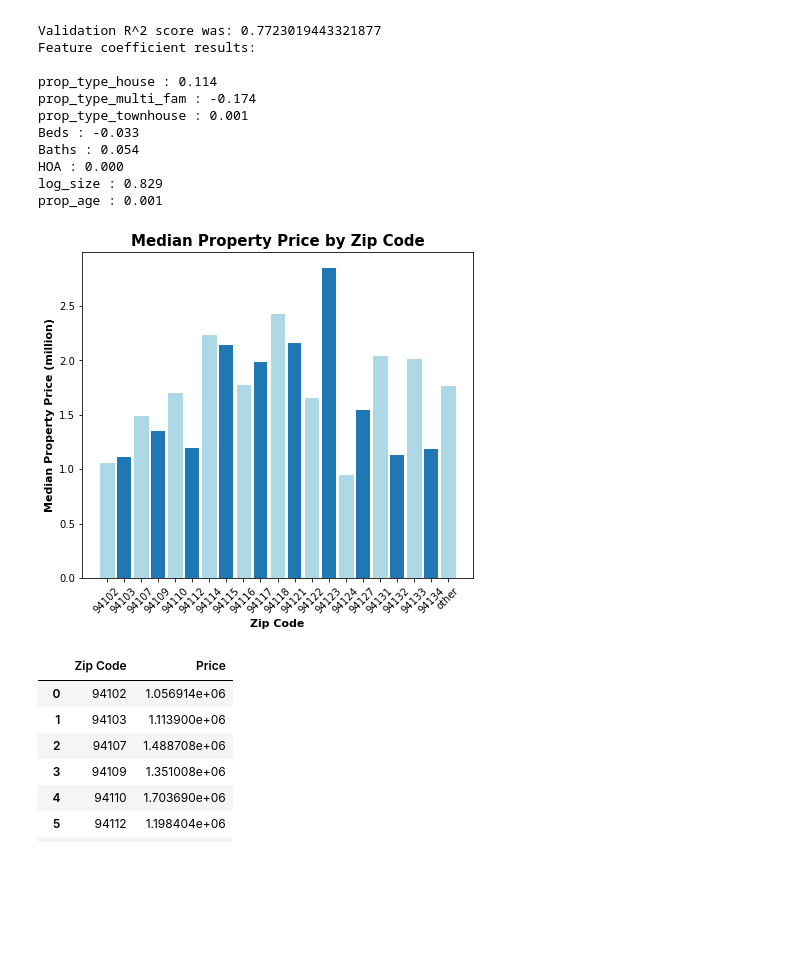
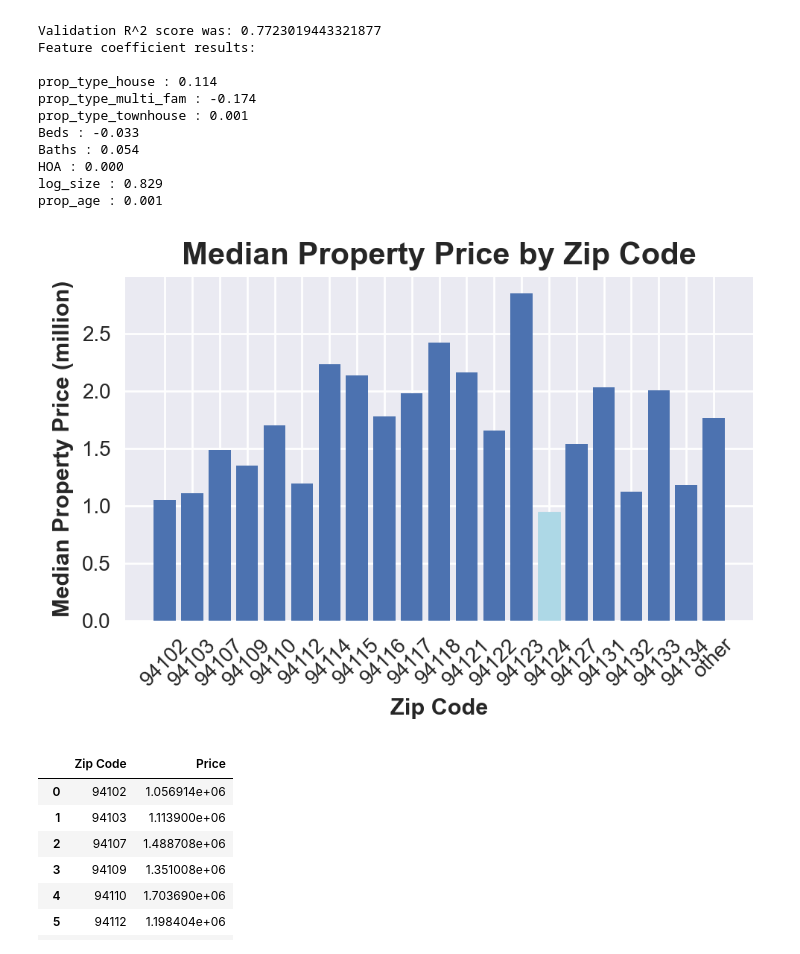
Before and after one commit to sarazong/Predicting_SF_Housing_Price, a Jupyter notebook: MetisP2_modeling.ipynb, the cells around one changed output. Cells and saved outputs as stored; diff of their text form; code cells hidden in the pictures; blank space fills up the shorter version.

```diff
--- a/MetisP2_modeling.ipynb
+++ b/MetisP2_modeling.ipynb
@@ -8,6 +8,7 @@ import matplotlib.pyplot as plt
 import seaborn as sns
 
 %matplotlib inline
+plt.style.use("seaborn")
 # %%
 df = pd.read_pickle("project2_data/prop_df_cleaned")
 # %% [markdown]
@@ -35,9 +45,11 @@ memory usage: 58.2+ KB
 # %%
 #property price by property type bar plot
-plt.figure(figsize = [6, 4])
+plt.rcParams["figure.figsize"] = [6,4]
+plt.rcParams["figure.dpi"] = 200
+
 barlist = plt.bar(type_plot["prop_type"], type_plot["Price"])
-for bar in range(0, len(barlist), 2):
-    barlist[bar].set_color("lightblue")
+
+barlist[0].set_color("lightblue")
 plt.title("Average Price by Property Types", fontsize = 18, weight = "bold")
 plt.ylabel("Average Price (million)", fontsize = 14, weight = "bold")
 ytick_lab = ["0.0", "0.5", "1.0", "1.5", "2.0", ]
@@ -45,5 +57,6 @@ plt.yticks(ticks = list(range(0, 2500000, 500000)), labels = ytick_lab)
 plt.xlabel("Property Types", fontsize = 14, weight = "bold")
 xtick_lab = ["condo", "house", "multi-family", "townhouse"]
 plt.xticks(ticks = list(range(4)), labels = xtick_lab)
-plt.savefig("avg_property_price_by_type.svg", orientation = "landscape");
+plt.tight_layout();
+plt.savefig("project2_images/avg_property_price_by_type.png");
 # %% [output]
@@ -215,21 +229,25 @@ df3["Zip Code"] = df2["Zip Code"].replace(zip_other, 'other')
 # %%
 #bar plot for median property price by zip code in SF
 zip_plot = df3.groupby(["Zip Code"])["Price"].mean().reset_index()
-plt.figure(figsize = [7, 6])
+plt.rcParams["figure.figsize"] = [5,3.5]
+plt.rcParams["figure.dpi"] = 200
 
 barlist = plt.bar(zip_plot["Zip Code"], zip_plot["Price"])
-for bar in range(0, len(barlist), 2):
-    barlist[bar].set_color("lightblue")
+# for bar in range(0, len(barlist), 2):
+#     barlist[bar].set_color("gold")
+
+barlist[14].set_color("lightblue")
 
 plt.title("Median Property Price by Zip Code", fontsize = 15, weight = "bold")
 plt.ylabel("Median Property Price (million)", fontsize = 11, weight = "bold")
 ytick_lab = ["0.0", "0.5", "1.0", "1.5", "2.0", "2.5"]
 plt.yticks(ticks = list(range(0, 3000000, 500000)), labels = ytick_lab)
 plt.xlabel("Zip Code", fontsize = 11, weight = "bold")
 plt.xticks(rotation = 45)
-plt.savefig("bar_median_prop_price_by_zip.svg", orientation = "landscape");
+plt.tight_layout();
+plt.savefig("project2_images/bar_median_prop_price_by_zip.png");
 # %% [output]
-[figure, old version]
+[figure, new version]
 # %%
 zip_plot
 # %% [output]
```
Also changed, not shown: parts of 7 cells of this notebook.
